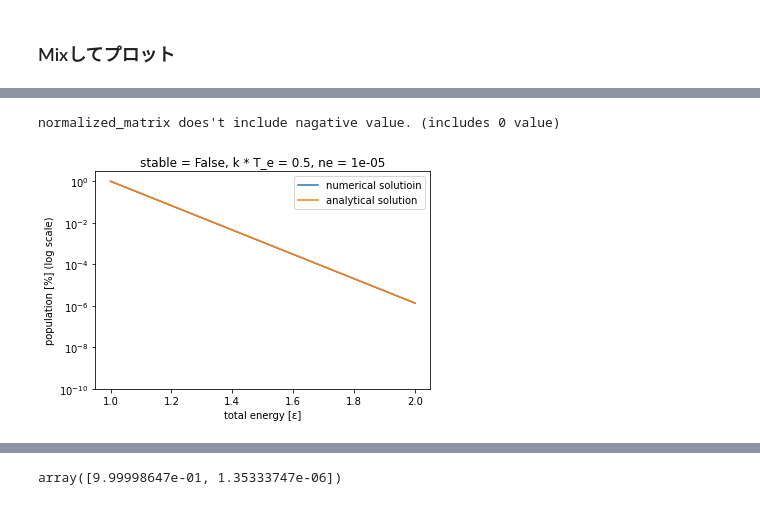
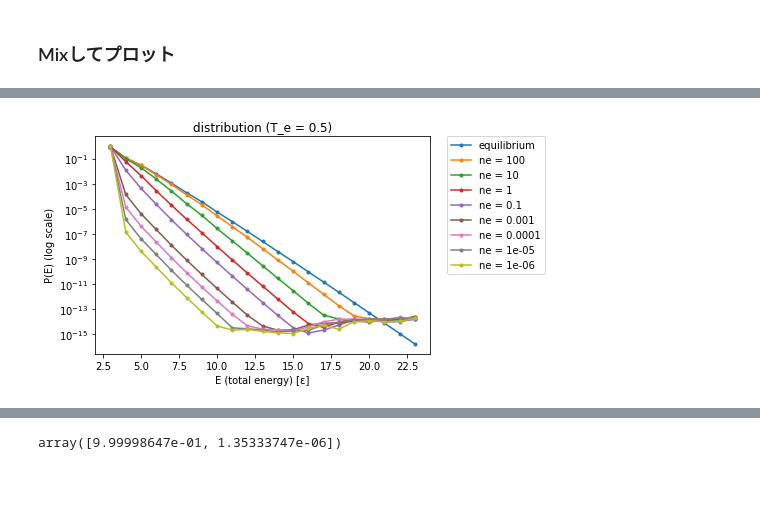
Before and after one commit to GenkiK/fermi2, a Jupyter notebook: 20210329/fermi.ipynb, the cells around one changed output, grey strips where cells are left out. Saved outputs shown, nothing was run; the diff lists cells and outputs as text; code cells hidden in the pictures.

```diff
--- a/20210329/fermi.ipynb
+++ b/20210329/fermi.ipynb
@@ -304,25 +75,0 @@ normalized_matrix does't include nagative value. (includes 0 value)
-# %%
-# neの値をかなり小さくして、放射脱励起の影響が現れてきた
-
-stable = False
-kTe = 0.5
-ne = 0.00001
-
-fermi2 = Fermi(states2, stable=stable, kTe=kTe, ne=ne)
-scores, population = fermi2.get_population()
-
-# 解析解
-analytical_population = analytical_solution(stable=stable, kTe=kTe, ne=ne)
-
-plt.title(f"stable = {stable}, k * T_e = {kTe}, ne = {ne}")
-plt.plot(scores, population, label="numerical solutioin")
-plt.plot(scores, analytical_population, label="analytical solution")
-plt.legend()
-plt.yscale("log")
-plt.ylim(1e-10, 3)
-plt.xlabel("total energy [ε]")
-plt.ylabel("population [%] (log scale)")
-plt.show()
-# %% [output]
-normalized_matrix does't include nagative value. (includes 0 value)
-[figure, removed]
@@ -336,0 +76,5 @@ for i in range(fermi2.num_states):
+# %%
+# 改修後(np.linalg.eig()で固有ベクトルを解く)
+plots_dist([100, 10, 1, 0.1, 0.001, 0.0001, 0.00001, 0.000001], include_equ=True)
+# %% [output]
+[figure, added]
```
Also changed, not shown: parts of 70 cells of this notebook, 3 other files.
